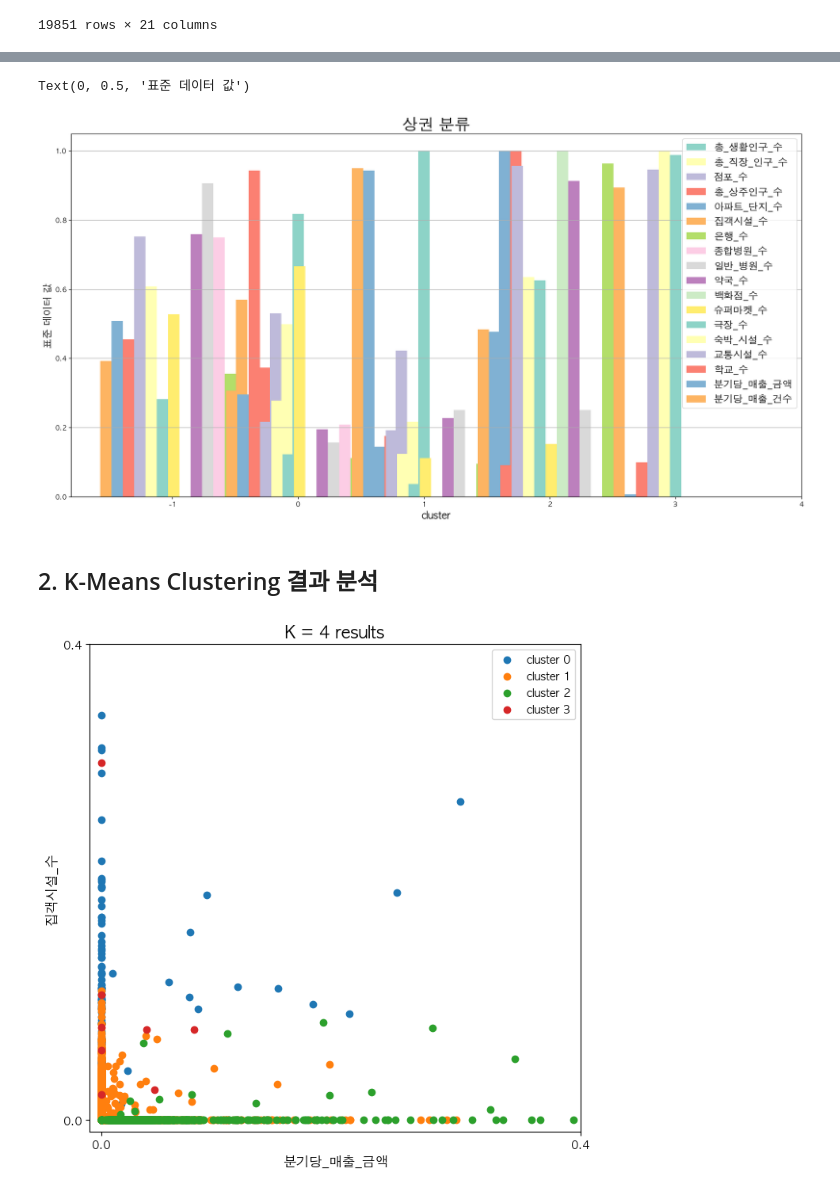
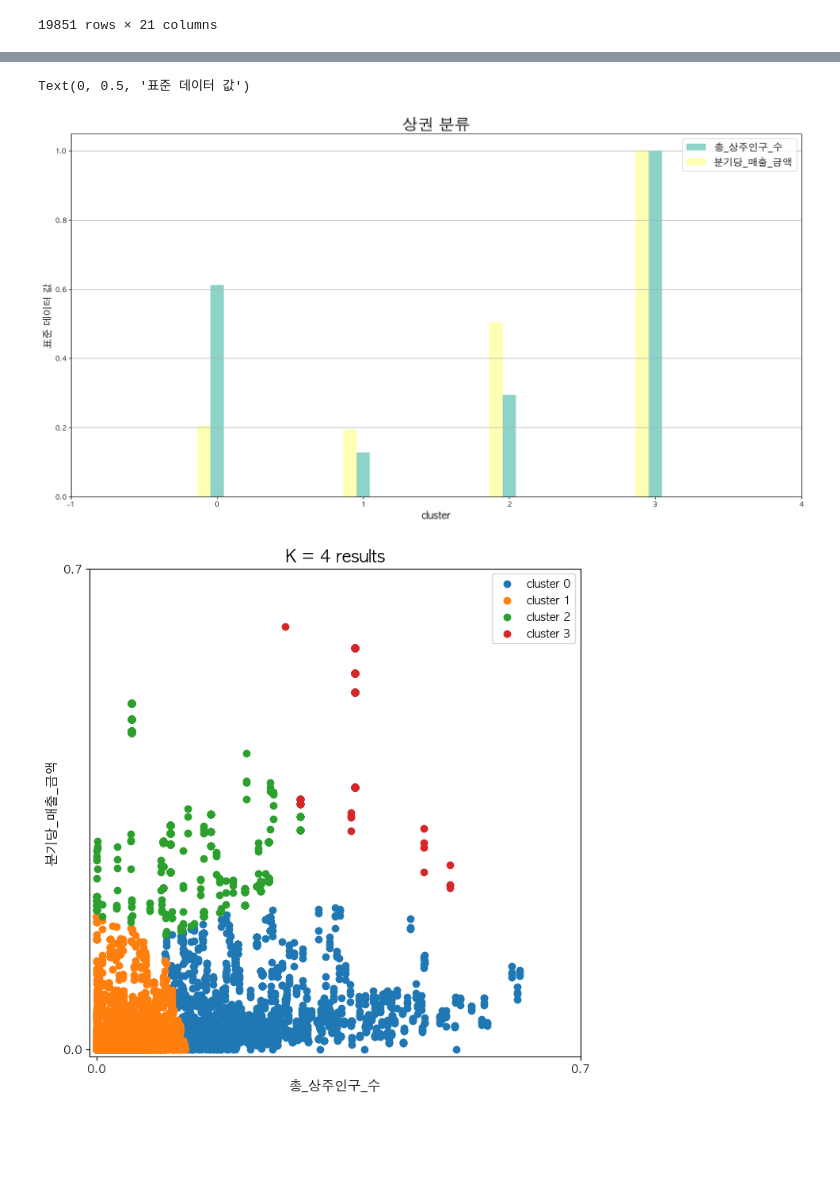
Before and after one commit to thals0/data-seoul-cvs-analysis, a Jupyter notebook: 02_kmeans_clustering.ipynb, the cells around one changed output, grey strips where cells are left out. Drawn from its saved outputs; the diff is of its cells as text; code cells hidden in the pictures; blank space fills up the shorter version.

Commit message:
analysis: k-means clustering

```diff
--- a/02_kmeans_clustering.ipynb
+++ b/02_kmeans_clustering.ipynb
@@ -47,9 +47,7 @@ scaling_data
 # %%
-num_columns = ['총_생활인구_수', '총_직장_인구_수', '점포_수', '총_상주인구_수',
-       '아파트_단지_수', '집객시설_수', '은행_수',
-       '종합병원_수', '일반_병원_수', '약국_수', '백화점_수', '슈퍼마켓_수', '극장_수', '숙박_시설_수',
-       '교통시설_수', '학교_수', '분기당_매출_금액', '분기당_매출_건수']
-num_data = scaling_data[num_columns].groupby(scaling_data['상권_코드_명']).mean()
+num_columns = ['총_상주인구_수','분기당_매출_금액']
+# num_data = scaling_data[num_columns].groupby(scaling_data['상권_코드_명']).mean()
+num_data=scaling_data[num_columns]
 # num_data = scaling_data[num_columns]
 # %%
 num_data
@@ -91,7 +86,7 @@ elbow(num_data)
 best_n = 1
 best_score = -1
 
-for n_cluster in range(2, 11):
+for n_cluster in range(3, 11):
   kmeans = KMeans(n_clusters=n_cluster)
   kmeans.fit(num_data)
   cluster = kmeans.predict(num_data)
@@ -120,4 +112,3 @@ k = 4 일 때 가장 높은 실루엣 점수 0.52을 얻는다
 # %%
 kmeans = KMeans(n_clusters=4, init='k-means++', random_state=42)
-cluster = kmeans.fit_predict(num_data)
-cluster
+num_data['cluster'] = kmeans.fit_predict(num_data)
@@ -126,2 +114,0 @@ array([1, 1, 1, ..., 1, 1, 1], dtype=int32)
-# %%
-num_data['cluster'] = cluster
@@ -140,21 +115,19 @@ num_data.head()
 # %%
-# plt.rcParams['figure.figsize'] = (20, 10)
-# color = sns.color_palette("Set3", len(num_data.columns))
+plt.rcParams['figure.figsize'] = (20, 10)
+color = sns.color_palette("Set3", len(num_data.columns))
 
-# for idx, column in enumerate(num_columns):
-#   plt.bar(num_data['cluster'] - idx * 0.09, num_data[column], label=column, width=0.09, color=color[idx])
+for idx, column in enumerate(num_columns):
+  plt.bar(num_data['cluster'] - idx * 0.09, num_data[column], label=column, width=0.09, color=color[idx])
 
-# plt.title('상권 분류', fontsize=24)
-# plt.legend(fontsize=15)
-# plt.grid(True, axis='y')
-# plt.xticks([-1, 0, 1, 2, 3, 4])
-# plt.xlabel('cluster', fontsize=15)
-# plt.ylabel('표준 데이터 값', fontsize=15)
+plt.title('상권 분류', fontsize=24)
+plt.legend(fontsize=15)
+plt.grid(True, axis='y')
+plt.xticks([-1, 0, 1, 2, 3, 4])
+plt.xlabel('cluster', fontsize=15)
+plt.ylabel('표준 데이터 값', fontsize=15)
 # %% [output]
 Text(0, 0.5, '표준 데이터 값')
-[figure, old version]
+[figure, new version]
-# %% [markdown]
-## 2. K-Means Clustering 결과 분석
 # %%
 k = 4
 model = KMeans(n_clusters = k, random_state = 10)
@@ -164,18 +137,18 @@ num_data['cluster'] = model.fit_predict(num_data)
 plt.figure(figsize = (8,8))
 
 for i in range(k):
-    plt.scatter(num_data.loc[num_data['cluster'] == i, '분기당_매출_금액'],
-                num_data.loc[num_data['cluster'] == i, '집객시설_수'],
+    plt.scatter(num_data.loc[num_data['cluster'] == i, '총_상주인구_수'],
+                num_data.loc[num_data['cluster'] == i, '분기당_매출_금액'],
                 label = 'cluster ' + str(i))
 
 plt.legend()
 plt.title('K = %d results'%k, size = 15)
-plt.xlabel('분기당_매출_금액', size = 12)
-plt.ylabel('집객시설_수', size = 12)
-plt.xlim([-0.01, 0.4])
-plt.xticks([0, 0.4])
-plt.ylim([-0.01, 0.4])
-plt.yticks([0, 0.4])
+plt.xlabel('총_상주인구_수', size = 12)
+plt.ylabel('분기당_매출_금액', size = 12)
+plt.xlim([-0.01, 0.7])
+plt.xticks([0, 0.7])
+plt.ylim([-0.01, 0.7])
+plt.yticks([0, 0.7])
 plt.show()
 # %% [output]
-[figure, old version]
+[figure, new version]
```
Also changed, not shown: parts of 78 cells of this notebook.
